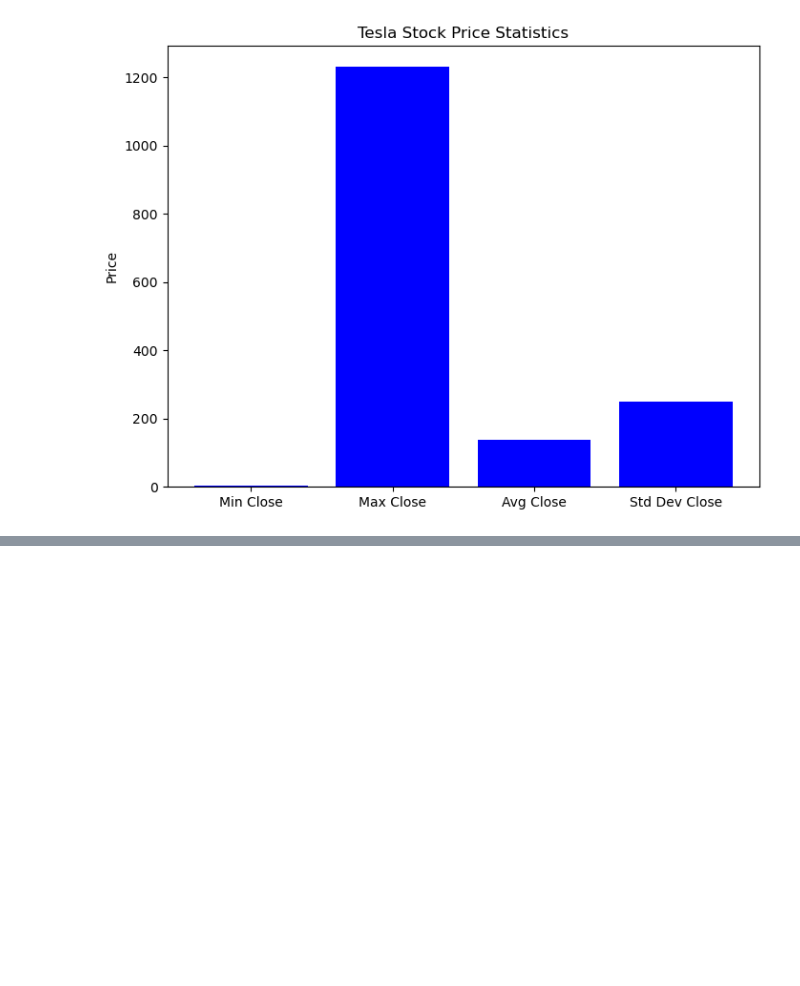
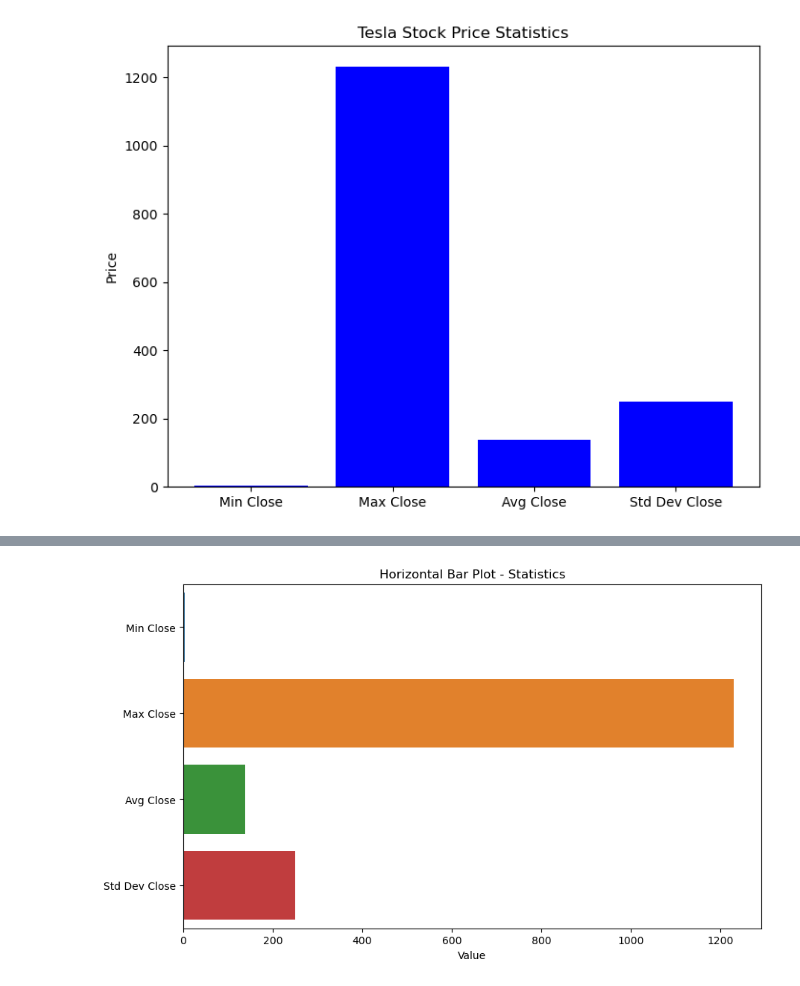
Before and after one commit to lucioawa/Tesla_Stock_Analysis_MLM_Predictions, a Jupyter notebook: Tesla_Stock_Prices.ipynb, the cells around one changed output, grey strips where cells are left out. Cells and saved outputs as stored; diff of their text form; code cells hidden in the pictures; blank space fills up the shorter version.

```diff
--- a/Tesla_Stock_Prices.ipynb
+++ b/Tesla_Stock_Prices.ipynb
@@ -51,0 +98,12 @@ plt.show()
+# %%
+# Horizontal Bar Plot:
+# The bars are horizontal, making it easier to compare values for different statistics.
+# Good for long labels or when you want to emphasize the differences in values.
+
+plt.figure(figsize=(10, 6))
+sns.barplot(x=stat_values, y=stat_labels, orient='h')
+plt.title('Horizontal Bar Plot - Statistics')
+plt.xlabel('Value')
+plt.show()
+# %% [output]
+[figure, added]
```
Also changed, not shown: parts of 8 cells of this notebook.
